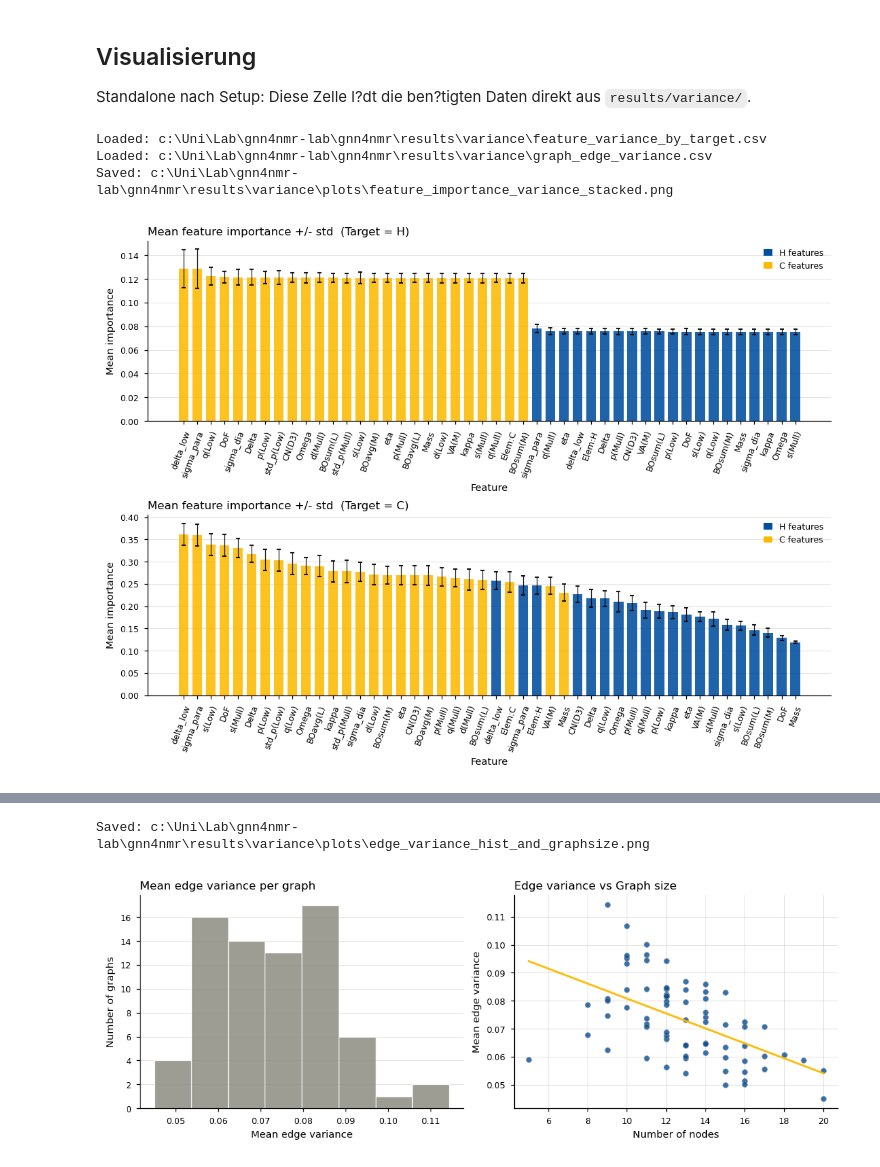
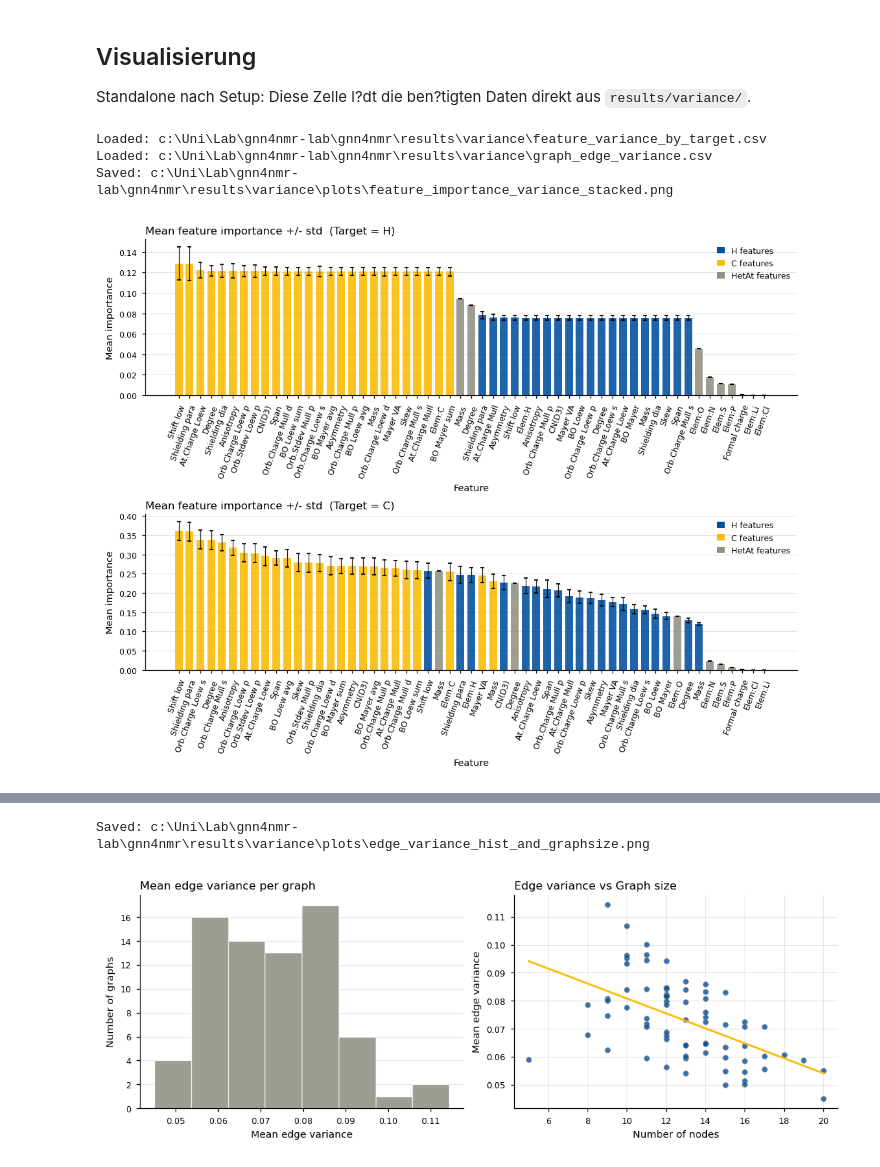
Before and after one commit to DanielBautz/gnn4nmr, a Jupyter notebook: notebooks/variance.ipynb, the cells around one changed output, grey strips where cells are left out. Cells and saved outputs as stored; diff of their text form; code cells hidden in the pictures.

```diff
--- a/notebooks/variance.ipynb
+++ b/notebooks/variance.ipynb
@@ -1065,33 +1065,39 @@ print(f"Loaded: {graph_edge_variance_path}")
 ELEMENT_SYMBOLS = {"H", "C", "Li", "B", "N", "O", "Na", "Mg", "Al", "Si", "P", "S", "Cl"}
 FEATURE_DISPLAY_MAP = {
     "mass": "Mass",
-    "formal_charge": "q_form",
-    "degree": "DoF",
-    "shift_low": "delta_low",
+    "formal_charge": "Formal charge",
+    "degree": "Degree",
+    "shift_low": "Shift low",
     "CN(X)": "CN(D3)",
-    "shielding_dia": "sigma_dia",
-    "shielding_para": "sigma_para",
-    "span": "Omega",
-    "skew": "kappa",
-    "asymmetry": "eta",
-    "anisotropy": "Delta",
-    "at_charge_mull": "q(Mull)",
-    "at_charge_loew": "q(Low)",
-    "orb_charge_mull_s": "s(Mull)",
-    "orb_charge_mull_p": "p(Mull)",
-    "orb_charge_mull_d": "d(Mull)",
-    "orb_stdev_mull_p": "std_p(Mull)",
-    "orb_charge_loew_s": "s(Low)",
-    "orb_charge_loew_p": "p(Low)",
-    "orb_charge_loew_d": "d(Low)",
-    "orb_stdev_loew_p": "std_p(Low)",
-    "BO_loew": "BOsum(L)",
-    "BO_loew_sum": "BOsum(L)",
-    "BO_loew_av": "BOavg(L)",
-    "BO_mayer": "BOsum(M)",
-    "BO_mayer_sum": "BOsum(M)",
-    "BO_mayer_av": "BOavg(M)",
-    "mayer_VA": "VA(M)",
+    "shielding_dia": "Shielding dia",
+    "shielding_para": "Shielding para",
+    "span": "Span",
+    "skew": "Skew",
+    "asymmetry": "Asymmetry",
+    "anisotropy": "Anisotropy",
+    "at_charge_mull": "At.Charge Mull",
+    "at_charge_loew": "At.Charge Loew",
+    "orb_charge_mull_s": "Orb.Charge Mull s",
+    "orb_charge_mull_p": "Orb.Charge Mull p",
+    "orb_charge_mull_d": "Orb.Charge Mull d",
+    "orb_stdev_mull_p": "Orb.Stdev Mull p",
+    "orb_charge_loew_s": "Orb.Charge Loew s",
+    "orb_charge_loew_p": "Orb.Charge Loew p",
+    "orb_charge_loew_d": "Orb.Charge Loew d",
+    "orb_stdev_loew_p": "Orb.Stdev Loew p",
+    "BO_loew": "BO Loew",
+    "BO_loew_sum": "BO Loew sum",
+    "BO_loew_av": "BO Loew avg",
+    "BO_mayer": "BO Mayer",
+    "BO_mayer_sum": "BO Mayer sum",
+    "BO_mayer_av": "BO Mayer avg",
+    "mayer_VA": "Mayer VA",
+}
+
+SOURCE_COLOR_MAP = {
+    "H": COLOR_BLUE,
+    "C": COLOR_YELLOW,
+    "Others": COLOR_GREY,
 }
 
 
@@ -1106,11 +1112,29 @@ def _pretty_feature_name(raw_name: str) -> str:
 
 def _raw_feature_name(row: pd.Series) -> str:
     if "feature_name" in row and pd.notna(row["feature_name"]):
-        return str(row["feature_name"])
+        return str(row["feature_name"]).strip()
     if "feature_label" in row and pd.notna(row["feature_label"]):
-        txt = str(row["feature_label"])
-        return txt.split(":", 1)[1] if ":" in txt else txt
+        txt = str(row["feature_label"]).strip()
+        return txt.split(":", 1)[1].strip() if ":" in txt else txt
     return f"feature_{int(row.get('feature_idx', -1))}"
+
+
+def _name_from_source_and_idx(source_type: str, feature_idx: int, fallback_name: str) -> str:
+    src = str(source_type).strip()
+    try:
+        idx = int(feature_idx)
+    except Exception:
+        return str(fallback_name)
+
+    if callable(_get_feature_names):
+        try:
+            names = list(_get_feature_names(src))
+            if 0 <= idx < len(names):
+                return str(names[idx]).strip()
+        except Exception:
+            pass
+
+    return str(fallback_name) if str(fallback_name).strip() else f"feature_{idx}"
 
 
 # -- Feature importance bar plots ------------------------------------------------
@@ -1133,7 +1157,15 @@ for target in ["H", "C"]:
     target_df["feature_variance_mean"] = pd.to_numeric(
         target_df["feature_variance_mean"], errors="coerce"
     )
-    target_df["feature_raw_name"] = target_df.apply(_raw_feature_name, axis=1)
+    target_df["feature_raw_name_csv"] = target_df.apply(_raw_feature_name, axis=1)
+    target_df["feature_raw_name"] = target_df.apply(
+        lambda row: _name_from_source_and_idx(
+            row.get("feature_source_type", ""),
+            row.get("feature_idx", -1),
+            row.get("feature_raw_name_csv", ""),
+        ),
+        axis=1,
+    )
     target_df["feature_display_name"] = target_df["feature_raw_name"].apply(_pretty_feature_name)
 
     plot_df = target_df[target_df["feature_importance_mean"] > 0].copy()
@@ -1164,7 +1196,7 @@ for ax, target in zip(axes, ["H", "C"]):
         continue
 
     colors = [
-        COLOR_BLUE if str(src_type) == "H" else COLOR_YELLOW
+        SOURCE_COLOR_MAP.get(str(src_type), COLOR_GREY)
         for src_type in plot_df["feature_source_type"].tolist()
     ]
 
@@ -1209,6 +1241,7 @@ for ax, target in zip(axes, ["H", "C"]):
     legend_handles = [
         Patch(facecolor=COLOR_BLUE, edgecolor="none", label="H features"),
         Patch(facecolor=COLOR_YELLOW, edgecolor="none", label="C features"),
+        Patch(facecolor=COLOR_GREY, edgecolor="none", label="HetAt features"),
     ]
     ax.legend(
         handles=legend_handles,
@@ -1289,31 +1322,31 @@ else:
         alpha=0.80,
         s=14,
     )
 
     unique_x = np.unique(scatter_df["graph_num_nodes"].to_numpy(float))
     if scatter_df.shape[0] >= 2 and unique_x.size >= 2:
         coeff = np.polyfit(
             scatter_df["graph_num_nodes"].to_numpy(float),
             scatter_df["graph_edge_var_mean"].to_numpy(float),
             1,
         )
         xs = np.linspace(float(scatter_df["graph_num_nodes"].min()), float(scatter_df["graph_num_nodes"].max()), 120)
         ax_scatter.plot(xs, coeff[0] * xs + coeff[1], color=COLOR_YELLOW, linewidth=1.4, alpha=0.95)
 
     ax_scatter.set_title("Edge variance vs Graph size", loc="left", pad=4)
     ax_scatter.set_xlabel("Number of nodes", labelpad=3)
     ax_scatter.set_ylabel("Mean edge variance", labelpad=3)
     ax_scatter.grid(alpha=0.25, color=COLOR_GREY, linewidth=0.5)
     ax_scatter.set_axisbelow(True)
     ax_scatter.spines["top"].set_visible(False)
     ax_scatter.spines["right"].set_visible(False)
 
 edge_combo_path = PLOTS_DIR / "edge_variance_hist_and_graphsize.png"
 fig.savefig(edge_combo_path, dpi=FIG_DPI, bbox_inches="tight")
 print(f"Saved: {edge_combo_path}")
 plt.show()
 # %% [output]
 Loaded: c:\Uni\Lab\gnn4nmr-lab\gnn4nmr\results\variance\feature_variance_by_target.csv
 Loaded: c:\Uni\Lab\gnn4nmr-lab\gnn4nmr\results\variance\graph_edge_variance.csv
 Saved: c:\Uni\Lab\gnn4nmr-lab\gnn4nmr\results\variance\plots\feature_importance_variance_stacked.png
-[figure, old version]
+[figure, new version]
```
Also changed, not shown: parts of 1 cell of this notebook, 2 other files.
